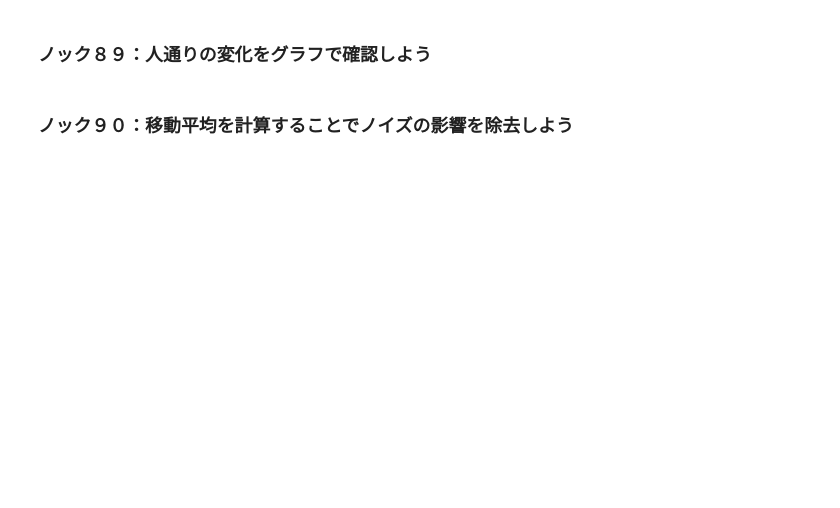
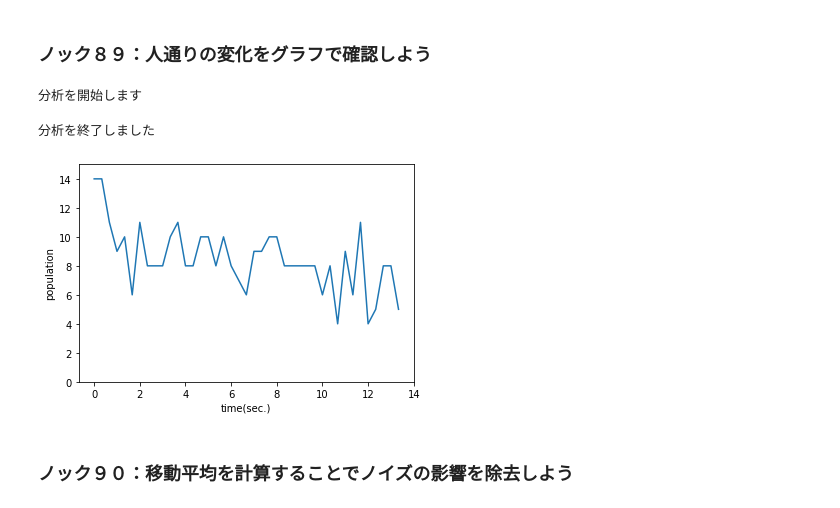
Before and after one commit to winuim/python-practical-data-analysis-100, a Jupyter notebook: Chapter-9/chapter-9.ipynb, the cells around one changed output. Drawn from its saved outputs; the diff is of its cells as text; code cells hidden in the pictures; blank space fills up the shorter version.

```diff
--- a/Chapter-9/chapter-9.ipynb
+++ b/Chapter-9/chapter-9.ipynb
@@ -215,4 +260,51 @@ print("タイムラプス生成を終了しました")
 # %% [markdown]
 ### ノック８９：人通りの変化をグラフで確認しよう
+# %%
+import cv2
+import pandas as pd
+
+print("分析を開始します")
+# 映像取得 #
+cap = cv2.VideoCapture("mov/mov02.avi")
+fps = cap.get(cv2.CAP_PROP_FPS)
+
+# hog宣言 #
+hog = cv2.HOGDescriptor()
+hog.setSVMDetector(cv2.HOGDescriptor_getDefaultPeopleDetector())
+hogParams = {'winStride': (8, 8), 'padding': (32, 32), 'scale': 1.05, 'hitThreshold':0, 'finalThreshold':5}
+
+num = 0
+list_df2 = pd.DataFrame( columns=['time','people'] )
+while(cap.isOpened()):
+    ret, frame = cap.read()
+    if ret:
+        if (num%10==0):
+            gray = cv2.cvtColor(frame, cv2.COLOR_BGR2GRAY)
+            human, r = hog.detectMultiScale(gray, **hogParams)
+            if (len(human)>0):
+                for (x, y, w, h) in human:
+                    cv2.rectangle(frame, (x, y), (x + w, y + h), (255,255,255), 3)
+            tmp_se = pd.Series( [num/fps,len(human) ], index=list_df.columns )
+            list_df2 = list_df2.append( tmp_se, ignore_index=True )
+            if cv2.waitKey(1) & 0xFF == ord('q'):
+                break
+    else:
+        break
+    num = num + 1
+cap.release()
+cv2.destroyAllWindows()
+print("分析を終了しました")
+# %% [output]
+分析を開始します
+分析を終了しました
+# %%
+import matplotlib.pyplot as plt
+plt.plot(list_df2["time"], list_df2["people"])
+plt.xlabel('time(sec.)')
+plt.ylabel('population')
+plt.ylim(0,15)
+plt.show()
+# %% [output]
+[figure, added]
 # %% [markdown]
 ### ノック９０：移動平均を計算することでノイズの影響を除去しよう
```
Also changed, not shown: parts of 6 cells of this notebook.
